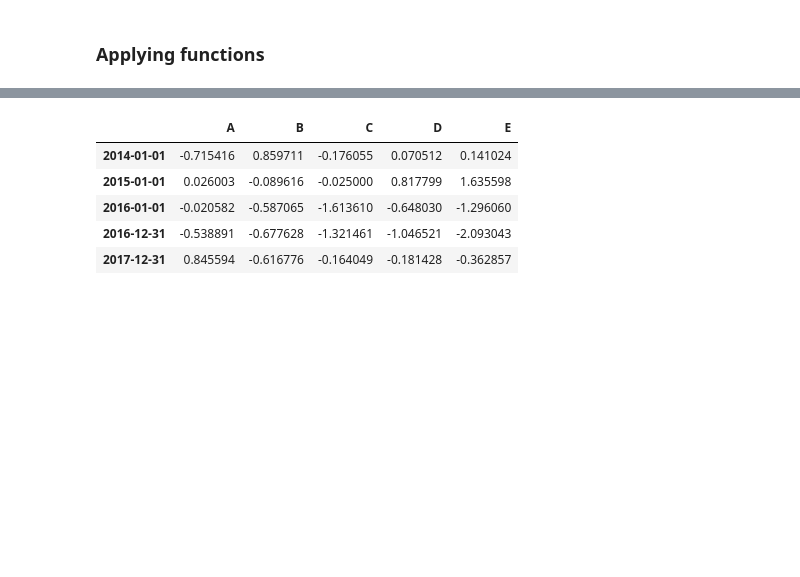
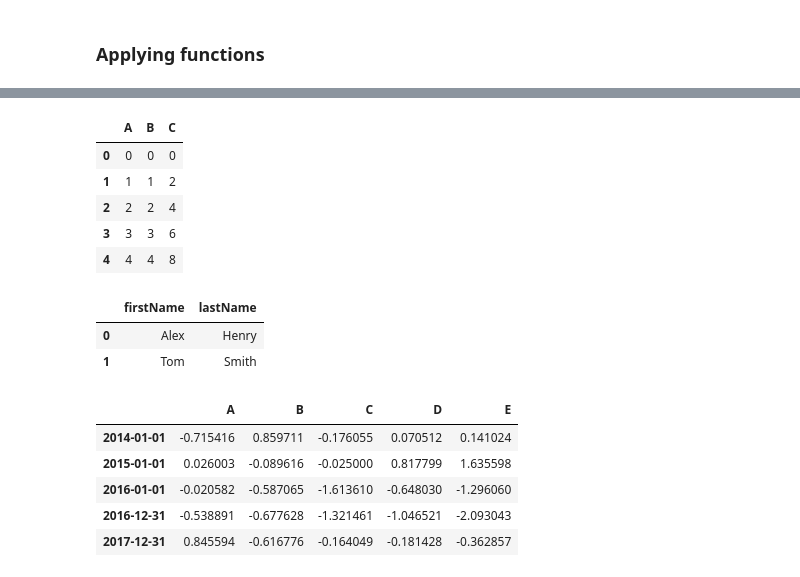
Before and after one commit to hhenningsg/Hannah-DS4, a Jupyter notebook: lessons/lesson-02/code/numpy-and-pandas.ipynb, the cells around one changed output, grey strips where cells are left out. Cells and saved outputs as stored; diff of their text form; code cells hidden in the pictures; blank space fills up the shorter version.

```diff
--- a/lessons/lesson-02/code/numpy-and-pandas.ipynb
+++ b/lessons/lesson-02/code/numpy-and-pandas.ipynb
@@ -526,0 +559,27 @@ df.head()
+# %%
+import numpy as np
+def multiplyBy2(x):
+    if x == np.nan:
+        return x
+    return x*2
+# df["C"] = df.A.apply(lambda x: x*2)
+df["C"] = df.A.apply(multiplyBy2)
+# %%
+df.head()
+# %% [output]
+|  | A | B | C |
+| 0 | 0 | 0 | 0 |
+| 1 | 1 | 1 | 2 |
+| 2 | 2 | 2 | 4 |
+| 3 | 3 | 3 | 6 |
+| 4 | 4 | 4 | 8 |
+# %%
+df2 = pd.DataFrame(
+    {"firstName": ["Alex", "Tom"], "lastName": ["Henry", "Smith"]}
+)
+
+df2.head()
+# %% [output]
+|  | firstName | lastName |
+| 0 | Alex | Henry |
+| 1 | Tom | Smith |
```
Also changed, not shown: parts of 27 cells of this notebook, 1 other file.
